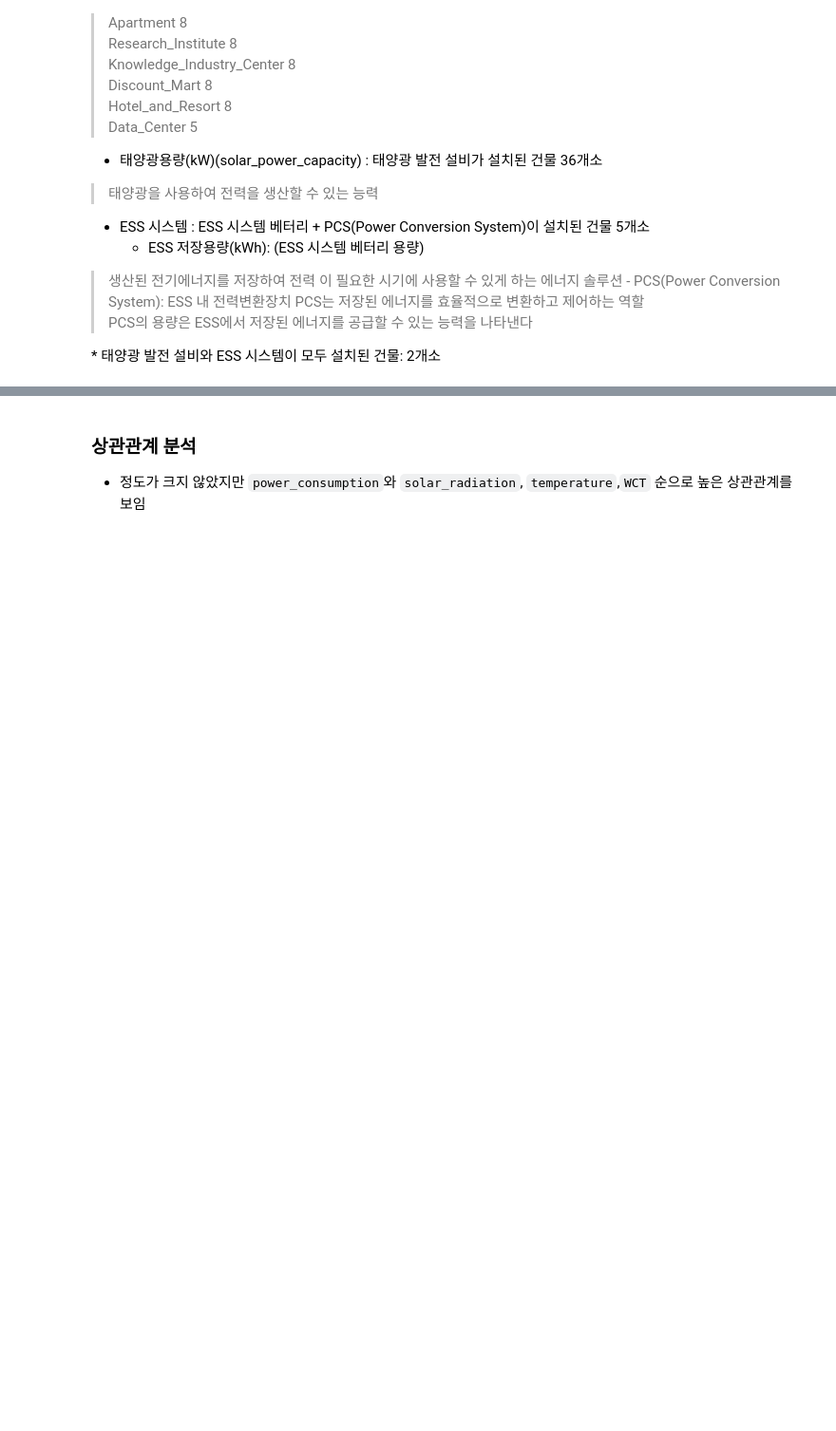
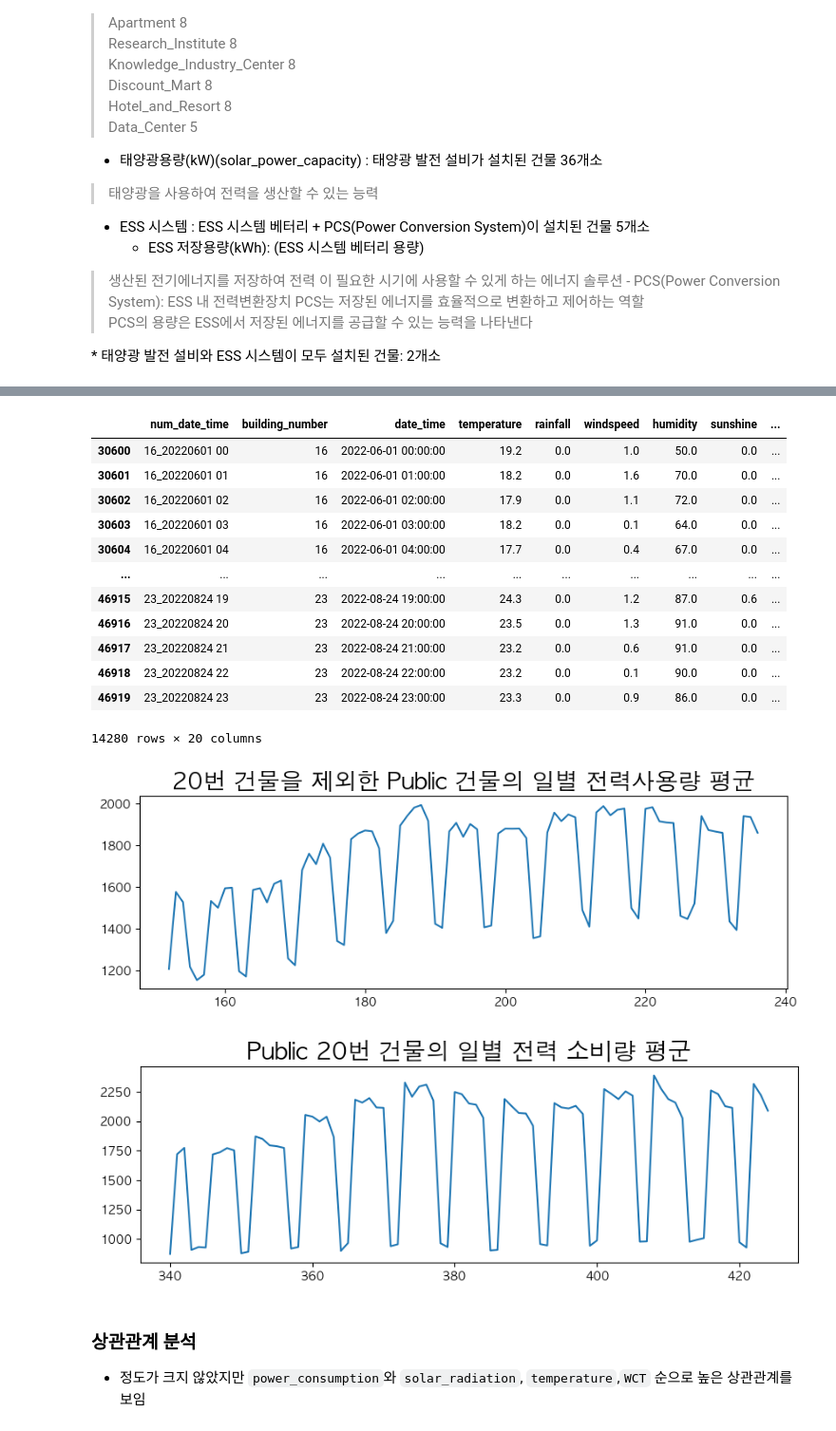
Before and after one commit to zivary/ABBA_test, a Jupyter notebook: ABBA_test-main/ABBA_test_EDA.ipynb, the cells around one changed output, grey strips where cells are left out. Shown at 95% size. Saved outputs shown, nothing was run; the diff lists cells and outputs as text; code cells hidden in the pictures; blank space fills up the shorter version.

```diff
--- a/ABBA_test-main/ABBA_test_EDA.ipynb
+++ b/ABBA_test-main/ABBA_test_EDA.ipynb
@@ -129,0 +203,8 @@ building_info.groupby('building_type').get_group('Public').total_area.mean()
+# %%
+# total_area, cooling_area, humidity의 값들이 정상 범위 내에 있음을 확인
+for i in ['total_area', 'cooling_area']:
+    print(f"{i}의 최대값: {max(building_info[i])}")
+    print(f"{i}의 평균값: {np.mean(building_info[i])}")
+    print(f"{i}의 중위값: {np.median(building_info[i])}")
+    print(f"{i}의 최소값: {min(building_info[i])}")
+    print()
@@ -129,0 +355,5 @@ building_info.groupby('building_type').get_group('Public').total_area.mean()
+# %%
+# 값 보정
+for i in [64, 65, 67]:
+    building_info.loc[i,'cooling_area'] = round(building_info.loc[i,'total_area']*0.8, 2)
+building_info[building_info['building_type']=='Apartment']
@@ -129,0 +390,5 @@ building_info.groupby('building_type').get_group('Public').total_area.mean()
+# %%
+# 값 보정
+for i in [76, 79]:
+    building_info.loc[i,'cooling_area'] = round(building_info.loc[i,'total_area']*0.535, 2)
+building_info[building_info['building_type']=='Knowledge_Industry_Center']
@@ -489,3 +1067,43 @@ plt.show()
+# %%
+temp = train_df.merge(building_info[['building_number', 'building_type']], on='building_number')
+Public_Group = temp.groupby('building_type').get_group('Public')
+
+# 20번 건물을 제외한 Public 타입 건물 크룹 생성
+Public_Group_drop_20 = Public_Group.drop(Public_Group[Public_Group['building_number']==20].index)
+display(Public_Group_drop_20)
+# Public 건물의 일별 전력 소비량 평군
+Mean_Public_drop_20_Day = Public_Group_drop_20.groupby('day_of_year').power_consumption.mean()
+
+plt.figure(figsize=(10, 3))
+plt.plot(Mean_Public_drop_20_Day.index, Mean_Public_drop_20_Day.values)
+plt.title('20번 건물을 제외한 Public 건물의 일별 전력사용량 평균', size=20)
+plt.show()
+
+# Public 20번 건물의 일별 전력 소비량 평군
+Mean_Public_20_Day = Public_Group.groupby(by=['building_number', 'day_of_year']).power_consumption.mean()
+Mean_Public_20_Day = Mean_Public_20_Day.reset_index()
+Mean_Public_20_Day = Mean_Public_20_Day.groupby('building_number').get_group(20)
+
+plt.figure(figsize=(10, 3))
+plt.plot(Mean_Public_20_Day.index, Mean_Public_20_Day.power_consumption)
+plt.title('Public 20번 건물의 일별 전력 소비량 평군', size=20)
+plt.show()
+# %% [output]
+|  | num_date_time | building_number | date_time | temperature | rainfall | windspeed | humidity | sunshine | ... |
+| 30600 | 16_20220601 00 | 16 | 2022-06-01 00:00:00 | 19.2 | 0.0 | 1.0 | 50.0 | 0.0 | ... |
+| 30601 | 16_20220601 01 | 16 | 2022-06-01 01:00:00 | 18.2 | 0.0 | 1.6 | 70.0 | 0.0 | ... |
+| 30602 | 16_20220601 02 | 16 | 2022-06-01 02:00:00 | 17.9 | 0.0 | 1.1 | 72.0 | 0.0 | ... |
+| 30603 | 16_20220601 03 | 16 | 2022-06-01 03:00:00 | 18.2 | 0.0 | 0.1 | 64.0 | 0.0 | ... |
+| 30604 | 16_20220601 04 | 16 | 2022-06-01 04:00:00 | 17.7 | 0.0 | 0.4 | 67.0 | 0.0 | ... |
+| ... | ... | ... | ... | ... | ... | ... | ... | ... | ... |
+| 46915 | 23_20220824 19 | 23 | 2022-08-24 19:00:00 | 24.3 | 0.0 | 1.2 | 87.0 | 0.6 | ... |
+| 46916 | 23_20220824 20 | 23 | 2022-08-24 20:00:00 | 23.5 | 0.0 | 1.3 | 91.0 | 0.0 | ... |
+| 46917 | 23_20220824 21 | 23 | 2022-08-24 21:00:00 | 23.2 | 0.0 | 0.6 | 91.0 | 0.0 | ... |
+| 46918 | 23_20220824 22 | 23 | 2022-08-24 22:00:00 | 23.2 | 0.0 | 0.1 | 90.0 | 0.0 | ... |
+| 46919 | 23_20220824 23 | 23 | 2022-08-24 23:00:00 | 23.3 | 0.0 | 0.9 | 86.0 | 0.0 | ... |
+14280 rows × 20 columns
+[figure, added]
+[figure, added]
 # %% [markdown]
 ### 상관관계 분석
 - 정도가 크지 않았지만 `power_consumption`와 `solar_radiation`, `temperature`,`WCT` 순으로 높은 상관관계를 보임
```
Also changed, not shown: parts of 74 cells of this notebook, 10 other files.
